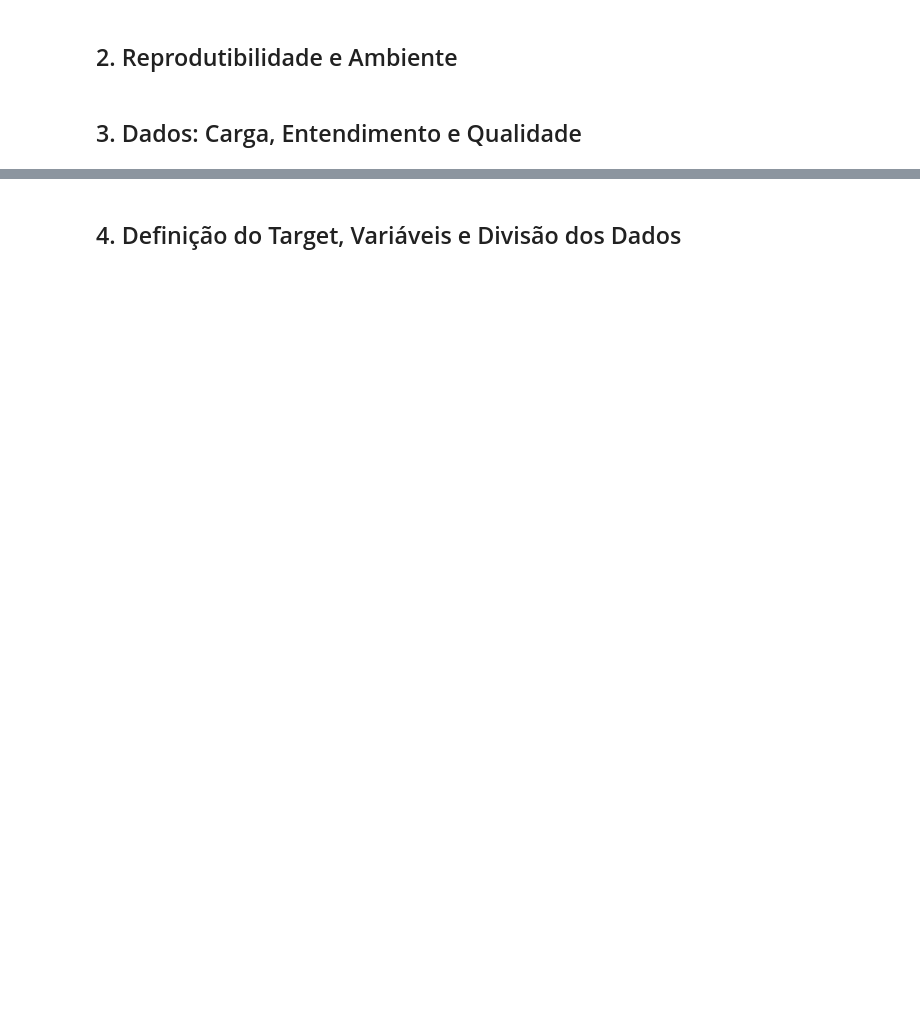
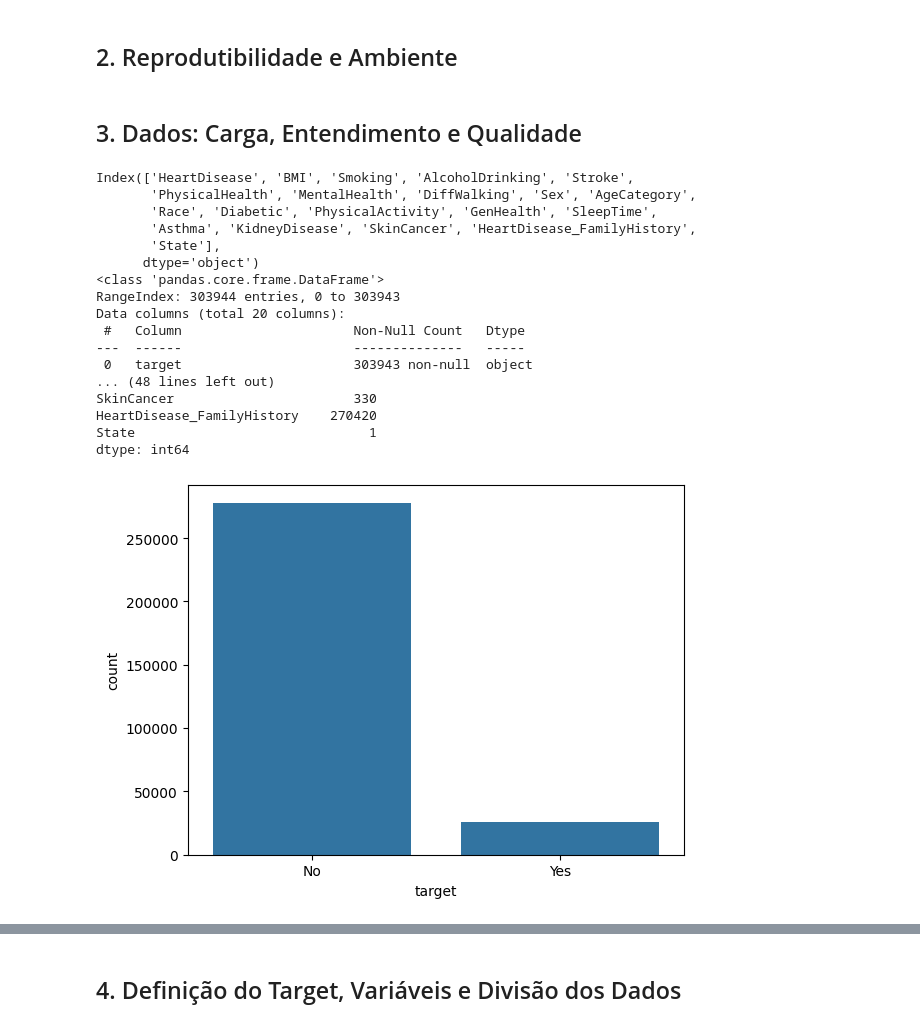
Before and after one commit to andreaafs/MVP-Machine-Learning-Analytics, a Jupyter notebook: MVP_Heart_Disease.ipynb, the cells around one changed output, grey strips where cells are left out. Drawn from its saved outputs; the diff is of its cells as text; code cells hidden in the pictures; blank space fills up the shorter version.

```diff
--- a/MVP_Heart_Disease.ipynb
+++ b/MVP_Heart_Disease.ipynb
@@ -36,0 +81,36 @@ plt.show()
+# %%
+# Carregar dataset direto do GitHub
+url = "https://raw.githubusercontent.com/andreaafs/MVP-Machine-Learning-Analytics/refs/heads/main/heart_disease_data2.csv"
+df = pd.read_csv(url)
+
+# Conferir colunas e renomear target caso necessário
+print(df.columns)
+
+# Definir a primeira coluna 'HeartDisease' como target
+target_col = df.columns[0]
+df.rename(columns={target_col: 'target'}, inplace=True)
+
+print(df.info())
+print(df.describe())
+print(df.isnull().sum())
+sns.countplot(x='target', data=df)
+plt.show()
+# %% [output]
+Index(['HeartDisease', 'BMI', 'Smoking', 'AlcoholDrinking', 'Stroke',
+       'PhysicalHealth', 'MentalHealth', 'DiffWalking', 'Sex', 'AgeCategory',
+       'Race', 'Diabetic', 'PhysicalActivity', 'GenHealth', 'SleepTime',
+       'Asthma', 'KidneyDisease', 'SkinCancer', 'HeartDisease_FamilyHistory',
+       'State'],
+      dtype='object')
+<class 'pandas.core.frame.DataFrame'>
+RangeIndex: 303944 entries, 0 to 303943
+Data columns (total 20 columns):
+ #   Column                      Non-Null Count   Dtype
+---  ------                      --------------   -----
+ 0   target                      303943 non-null  object
+... (48 lines left out)
+SkinCancer                       330
+HeartDisease_FamilyHistory    270420
+State                              1
+dtype: int64
+[figure, added]
```
Also changed, not shown: parts of 13 cells of this notebook.
